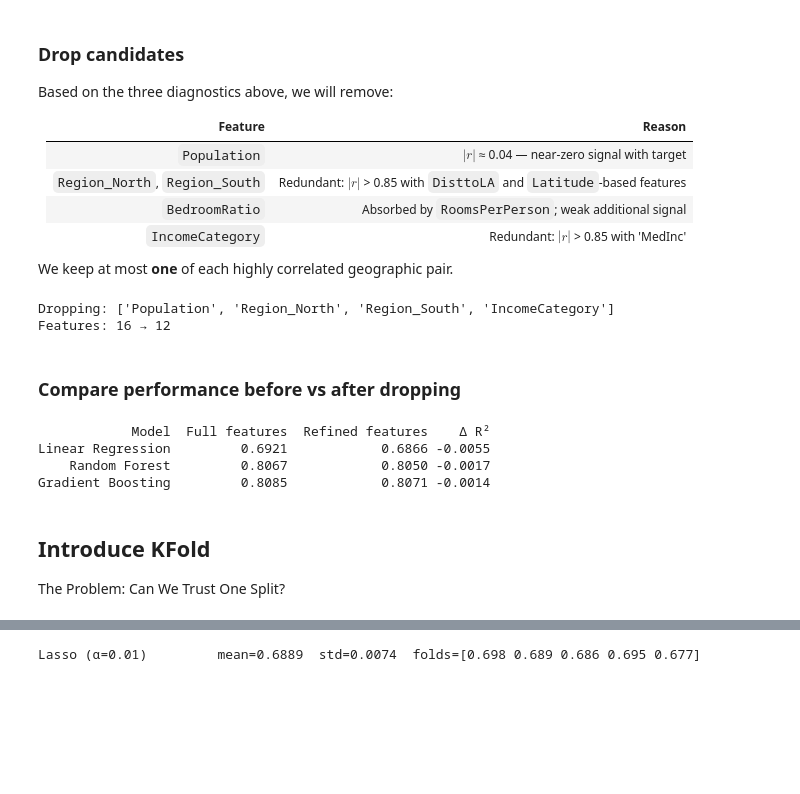
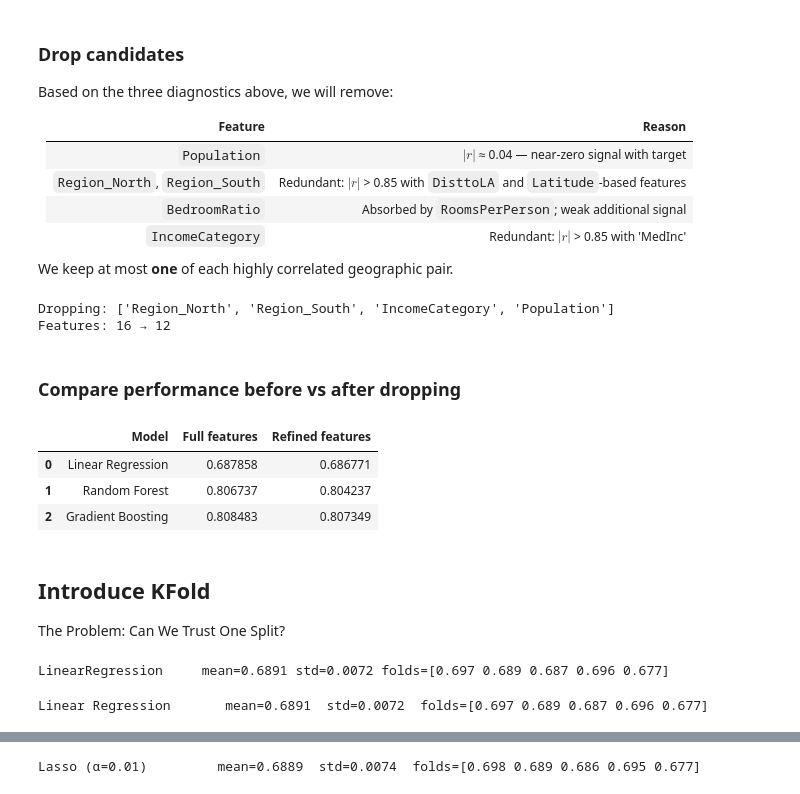
Before and after one commit to jd2aa/course-materials, a Jupyter notebook: demos/california-housing-regression/notebooks/04_modeling-student.ipynb, the cells around one changed output, grey strips where cells are left out. Drawn from its saved outputs; the diff is of its cells as text; code cells hidden in the pictures; blank space fills up the shorter version.

```diff
--- a/demos/california-housing-regression/notebooks/04_modeling-student.ipynb
+++ b/demos/california-housing-regression/notebooks/04_modeling-student.ipynb
@@ -358,8 +441,7 @@ Based on the three diagnostics above, we will remove:
 We keep at most **one** of each highly correlated geographic pair.
 # %%
 # TODO: discussion features to drop
-drop_cols = ['Population', 'Region_North', 'Region_South', 'IncomeCategory']
-
+drop_cols = ['Region_North', 'Region_South','IncomeCategory','Population']
 
 # Drop only the columns that actually exist in this dataset
 drop_cols = [c for c in drop_cols if c in X_train.columns]
@@ -378,17 +460,42 @@ X_test_refined_std  = pd.DataFrame(
 
 print(f"Features: {X_train.shape[1]} → {X_train_refined.shape[1]}")
 # %% [output]
-Dropping: ['Population', 'Region_North', 'Region_South', 'IncomeCategory']
+Dropping: ['Region_North', 'Region_South', 'IncomeCategory', 'Population']
 Features: 16 → 12
 # %% [markdown]
 ###  Compare performance before vs after dropping
 # %%
 # TODO: Re-train key models on refined feature set
+lr_ref = LinearRegression()
+lr_ref.fit(X_train_refined_std,y_train)
+
+## Random forest
+rf_ref = RandomForestRegressor(n_estimators=100, max_depth=15, random_state=4950, n_jobs=-1)
+rf_ref.fit(X_train_refined, y_train)
+
+## Gradient boost
+gb_ref = GradientBoostingRegressor(n_estimators=100, max_depth=4,
+                               learning_rate=0.1, random_state=4950).fit(X_train_refined, y_train)
+
+comparison = pd.DataFrame([
+    {'Model': 'Linear Regression',
+     'Full features': result_df.loc[result_df['Model']=='Scaling Linear Regression','R²'].values[0],
+     'Refined features': r2_score(y_test,lr_ref.predict(X_test_refined_std))} ,
+    {'Model': 'Random Forest',
+     'Full features': result_df.loc[result_df['Model']=='No Scaling Random Forest','R²'].values[0],
+     'Refined features': r2_score(y_test,rf_ref.predict(X_test_refined))} ,
+    {'Model': 'Gradient Boosting',
+     'Full features': result_df.loc[result_df['Model']=='No Scaling Gradient Boosting','R²'].values[0],
+     'Refined features': r2_score(y_test,gb_ref.predict(X_test_refined))} ,
+])
+
+
+comparison
 # %% [output]
-            Model  Full features  Refined features    Δ R²
-Linear Regression         0.6921            0.6866 -0.0055
-    Random Forest         0.8067            0.8050 -0.0017
-Gradient Boosting         0.8085            0.8071 -0.0014
+|  | Model | Full features | Refined features |
+| 0 | Linear Regression | 0.687858 | 0.686771 |
+| 1 | Random Forest | 0.806737 | 0.804237 |
+| 2 | Gradient Boosting | 0.808483 | 0.807349 |
 # %% [markdown]
 ## Introduce KFold
 
@@ -397,4 +504,18 @@ The Problem: Can We Trust One Split?
 from sklearn.model_selection import KFold, cross_val_score
 # %%
 cv = KFold(n_splits=5, shuffle=True, random_state=4950)
+# %%
+## TODO: linear regression with cross validation
+lr_cv = LinearRegression()
+scores_lr = cross_val_score(lr_cv, X_train_refined_std, y_train,
+                           cv=cv, scoring='r2', n_jobs=1)
+print(f'LinearRegression     mean={scores_lr.mean():.4f}',
+      f'std={scores_lr.std():.4f}', f'folds={np.round(scores_lr,3)}')
+# %% [output]
+LinearRegression     mean=0.6891 std=0.0072 folds=[0.697 0.689 0.687 0.696 0.677]
+# %%
+print(f"Linear Regression       mean={scores_lr.mean():.4f}  "
+      f"std={scores_lr.std():.4f}  folds={np.round(scores_lr,3)}")
+# %% [output]
+Linear Regression       mean=0.6891  std=0.0072  folds=[0.697 0.689 0.687 0.696 0.677]
 # %%
```
Also changed, not shown: parts of 24 cells of this notebook.
